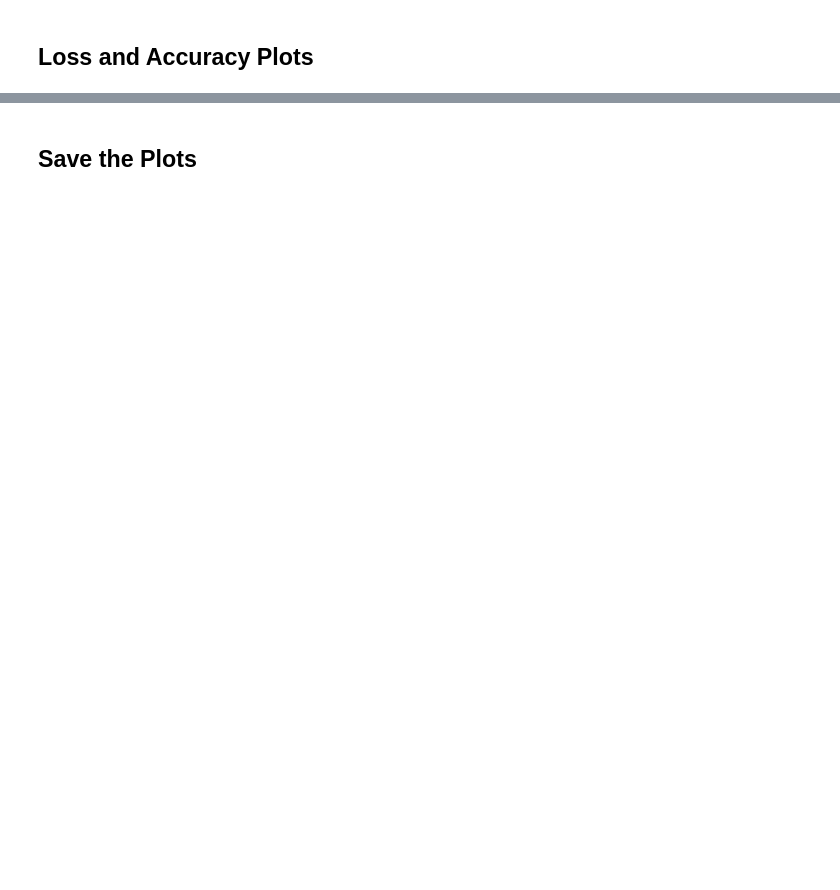
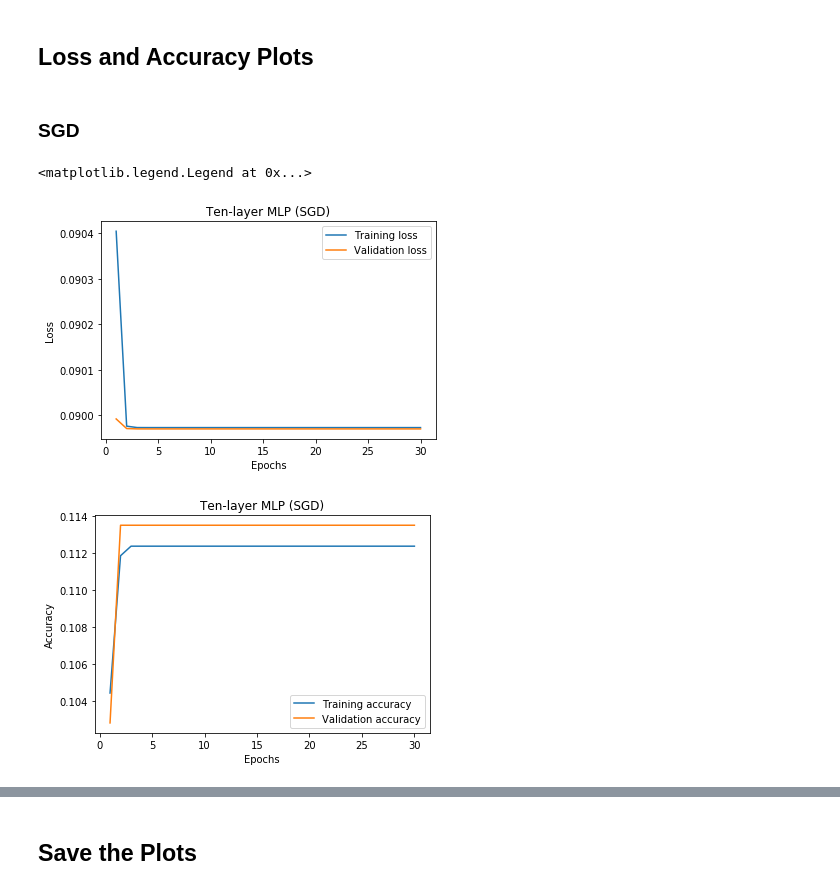
Before and after one commit to timlautk/BCD-for-DNNs-PyTorch, a Jupyter notebook: sgd_dnn_mlp_mnist_deep_keras.ipynb, the cells around one changed output, grey strips where cells are left out. Saved outputs shown, nothing was run; the diff lists cells and outputs as text; code cells hidden in the pictures; blank space fills up the shorter version.

```diff
--- a/sgd_dnn_mlp_mnist_deep_keras.ipynb
+++ b/sgd_dnn_mlp_mnist_deep_keras.ipynb
@@ -125,0 +108,7 @@ _________________________________________________________________
+# %%
+# model (SGD)
+model = tf.keras.models.Model(inputs=x0, outputs=y_mlp)
+model.summary()
+
+sgd = tf.keras.optimizers.SGD(lr=0.01, decay=0, momentum=0, nesterov=False)
+model.compile(loss='mean_squared_error', optimizer=sgd, metrics=['accuracy'])
@@ -127,0 +163,10 @@ _________________________________________________________________
+# %%
+history = model.fit(x_train, y_train,
+                    batch_size=batch_size,
+                    epochs=epochs,
+                    verbose=2,
+                    validation_data=(x_test, y_test),
+                    shuffle=False)
+score = model.evaluate(x_test, y_test, verbose=0)
+print('Test loss:', score[0])
+print('Test accuracy:', score[1])
@@ -157,2 +221,34 @@ Test accuracy: 0.1135
 # %% [markdown]
 ## Loss and Accuracy Plots
+# %% [markdown]
+### SGD
+# %%
+# Plot of Losses
+history_dict = history.history
+loss_values = history_dict['loss']
+val_loss_values = history_dict['val_loss']
+acc_values = history_dict['acc']
+val_acc_values = history_dict['val_acc']
+
+epochs_index = range(1,len(loss_values)+1)
+fig_loss = plt.figure()
+plt.plot(epochs_index, loss_values, label='Training loss')
+plt.plot(epochs_index, val_loss_values, label='Validation loss')
+plt.title('Ten-layer MLP (SGD)')
+plt.xlabel('Epochs')
+plt.ylabel('Loss')
+plt.legend()
+
+
+# Plot of Accuracies
+fig_accuracy = plt.figure()
+plt.plot(epochs_index,acc_values, label='Training accuracy')
+plt.plot(epochs_index,val_acc_values, label='Validation accuracy')
+plt.title('Ten-layer MLP (SGD)')
+plt.xlabel('Epochs')
+plt.ylabel('Accuracy')
+plt.legend()
+# %% [output]
+<matplotlib.legend.Legend at 0x...>
+[figure, added]
+[figure, added]
```
Also changed, not shown: parts of 13 cells of this notebook.
